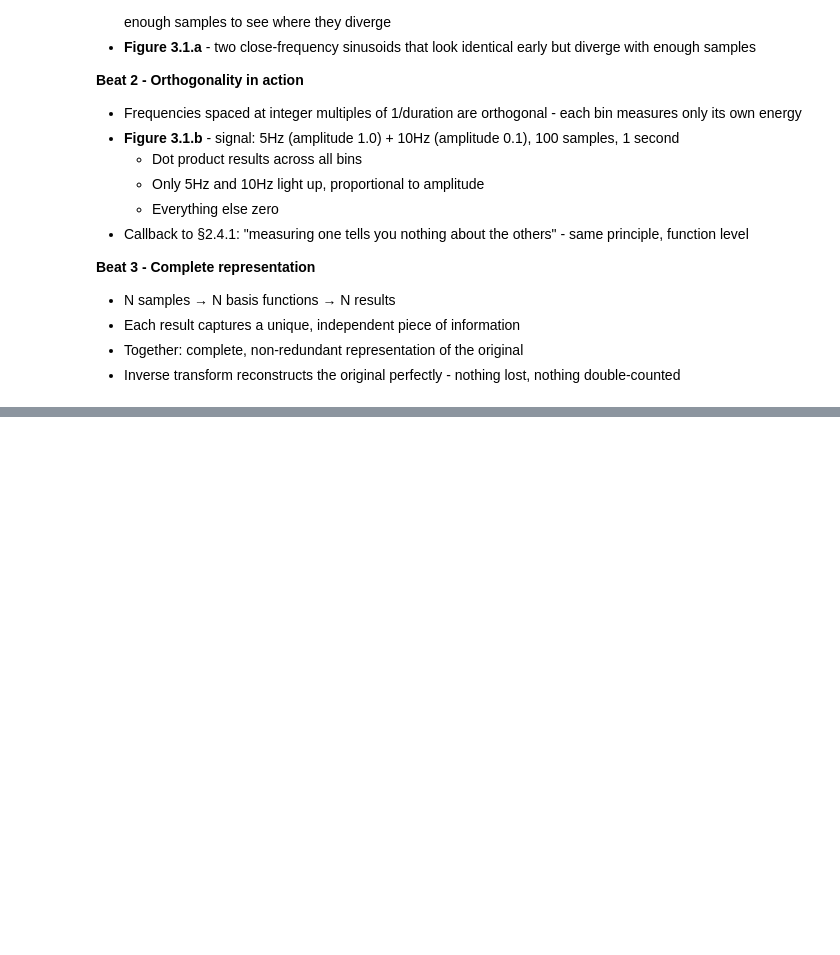
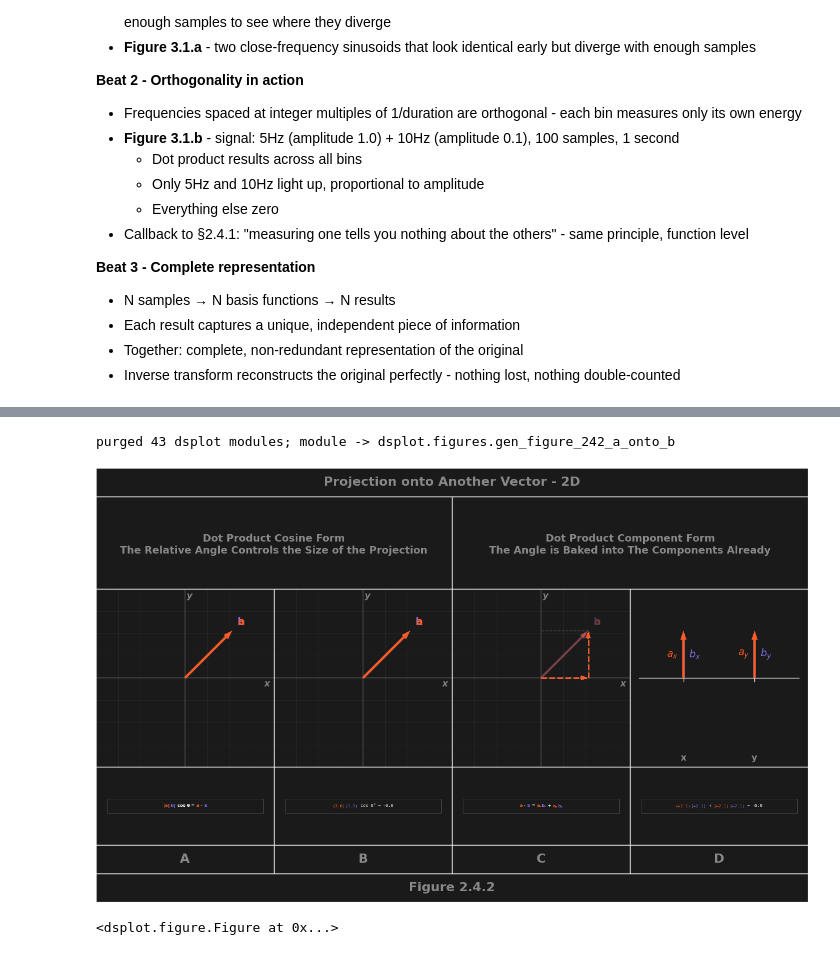
Before and after one commit to eddie-water/sub-shader, a Jupyter notebook: src/subshader/dsp/dsp.ipynb, the cells around one changed output, grey strips where cells are left out. Cells and saved outputs as stored; diff of their text form; code cells hidden in the pictures; blank space fills up the shorter version.

```diff
--- a/src/subshader/dsp/dsp.ipynb
+++ b/src/subshader/dsp/dsp.ipynb
@@ -793,8 +956,12 @@ figure_2_4_2()
 # %%
-import sys
-_purged = [m for m in list(sys.modules) if m == "dsplot" or m.startswith("dsplot.")]
-for _m in _purged:
-    del sys.modules[_m]
-from dsplot.figures import figure_2_4_2
-print(f"purged {len(_purged)} dsplot modules; module ->", figure_2_4_2.__module__)
-figure_2_4_2()
+# import sys
+# _purged = [m for m in list(sys.modules) if m == "dsplot" or m.startswith("dsplot.")]
+# for _m in _purged:
+#     del sys.modules[_m]
+# from dsplot.figures import figure_2_4_2
+# print(f"purged {len(_purged)} dsplot modules; module ->", figure_2_4_2.__module__)
+# figure_2_4_2()
+# %% [output]
+purged 43 dsplot modules; module -> dsplot.figures.gen_figure_242_a_onto_b
+[figure, added]
+<dsplot.figure.Figure at 0x...>
```
Also changed, not shown: parts of 22 cells of this notebook, 21 other files.
